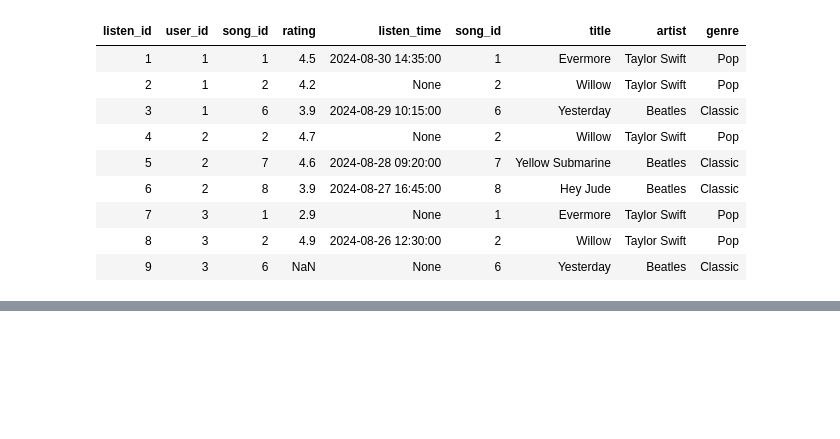
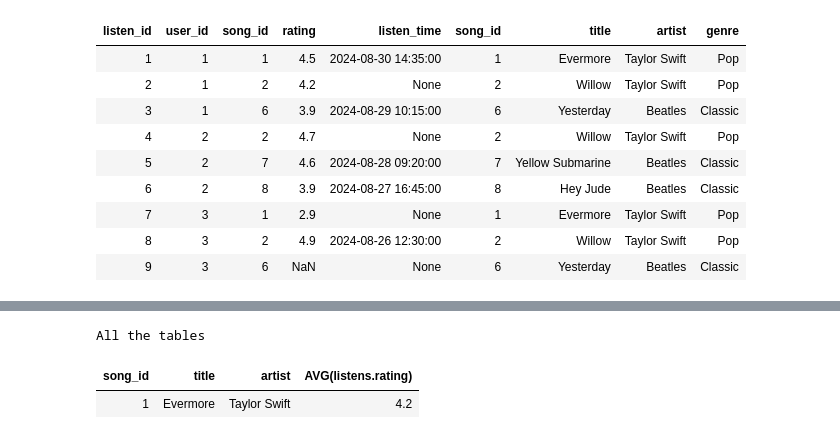
Before and after one commit to sanjayparajuli/colab, a Jupyter notebook: sqlite.ipynb, the cells around one changed output, grey strips where cells are left out. Drawn from its saved outputs; the diff is of its cells as text; code cells hidden in the pictures; blank space fills up the shorter version.

```diff
--- a/sqlite.ipynb
+++ b/sqlite.ipynb
@@ -432,0 +459,12 @@ Left join from the songs
+# %%
+qry_mickey_taylor_fan = """
+SELECT Songs.song_id, Songs.title, Songs.artist, AVG(listens.rating)
+FROM Songs
+JOIN Listens ON Songs.song_id = Listens.song_id
+
+"""
+runSql('All the tables', qry_mickey_taylor_fan)
+# %% [output]
+All the tables
+| song_id | title | artist | AVG(listens.rating) |
+| 1 | Evermore | Taylor Swift | 4.2 |
```
Also changed, not shown: parts of 4 cells of this notebook.
